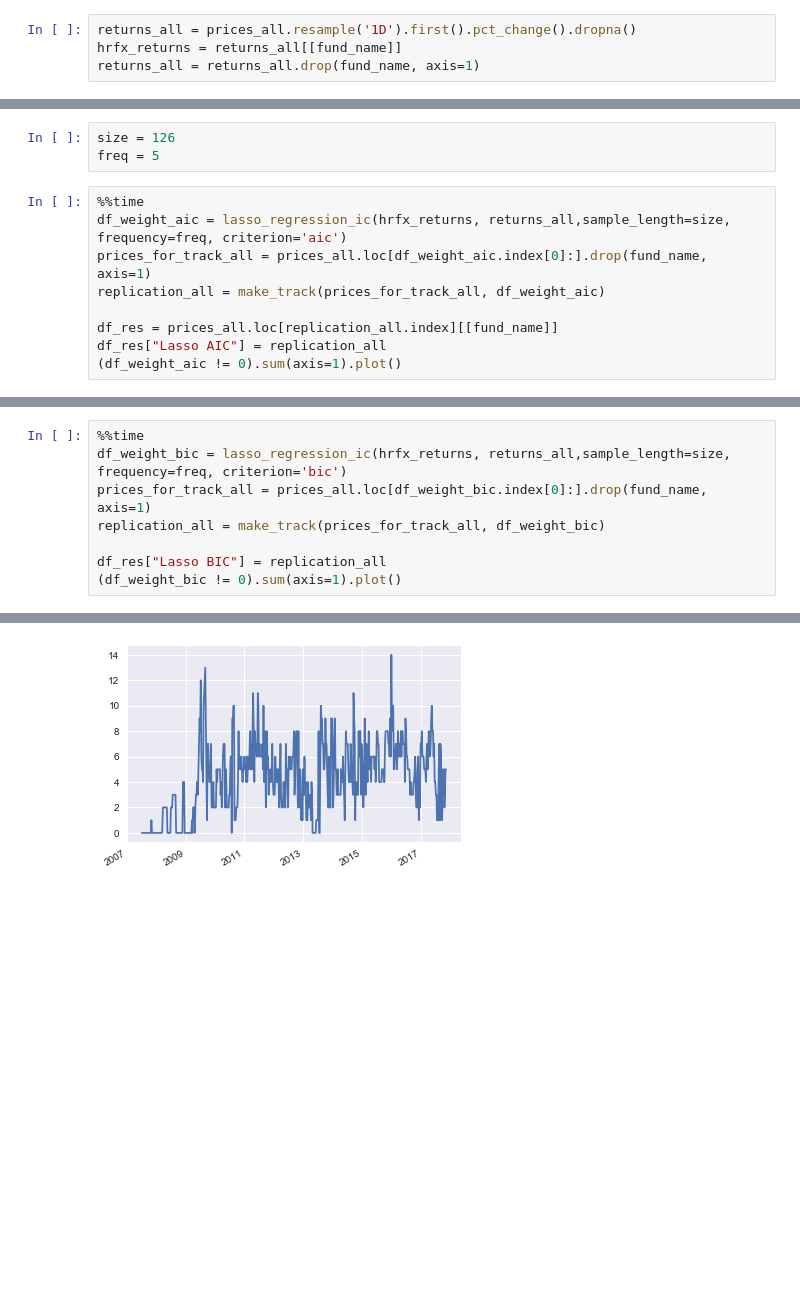
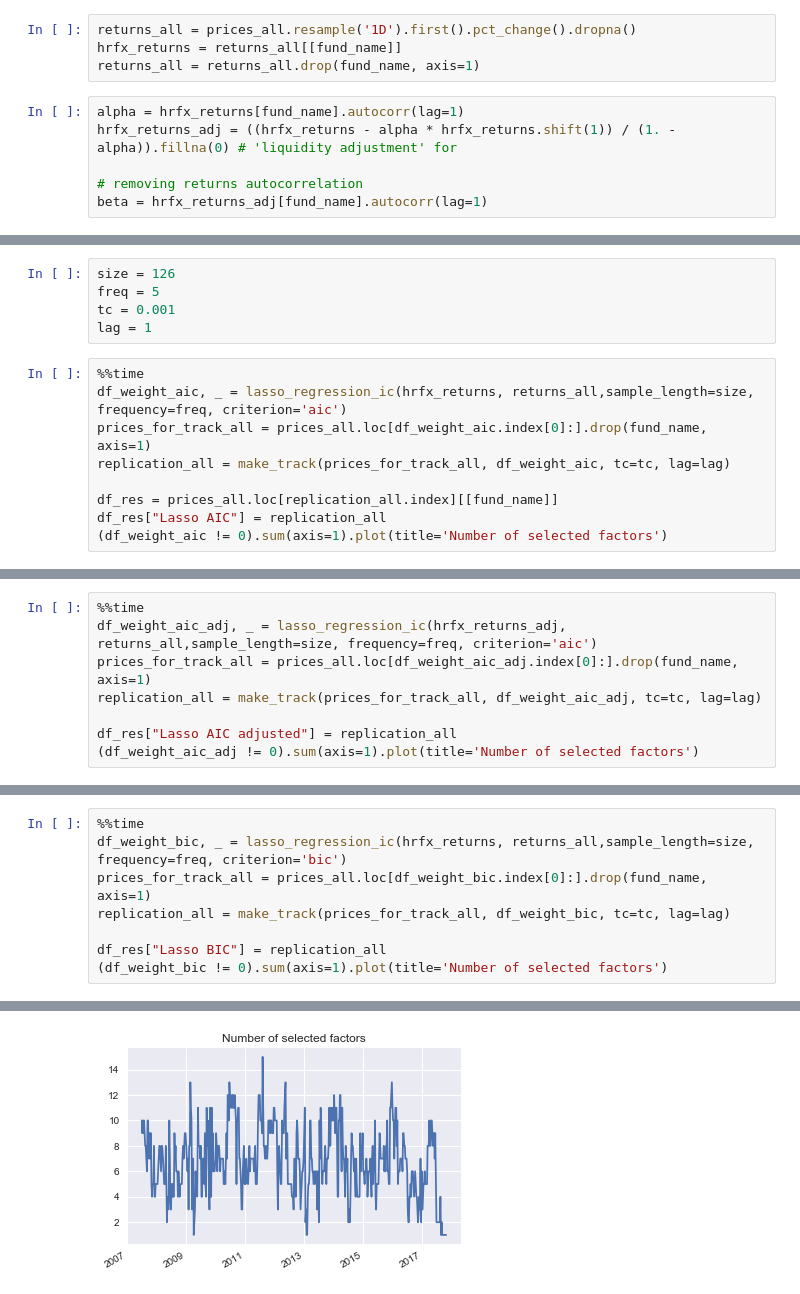
Before and after one commit to gwigniolle/Hedge-Fund-Replication, a Jupyter notebook: Replication HFRX Equity Market Neutral.ipynb, the cells around one changed output, grey strips where cells are left out. Saved outputs shown, nothing was run; the diff lists cells and outputs as text; blank space fills up the shorter version.

```diff
--- a/Replication HFRX Equity Market Neutral.ipynb
+++ b/Replication HFRX Equity Market Neutral.ipynb
@@ -44,3 +108,8 @@ prices_all = bnp.join(risk_premia,how="outer").ffill().bfill().join(hfrx,how="in
 returns_all = prices_all.resample('1D').first().pct_change().dropna()
 hrfx_returns = returns_all[[fund_name]]
 returns_all = returns_all.drop(fund_name, axis=1)
+# %%
+alpha = hrfx_returns[fund_name].autocorr(lag=1)
+hrfx_returns_adj = ((hrfx_returns - alpha * hrfx_returns.shift(1)) / (1. - alpha)).fillna(0) # 'liquidity adjustment' for
+                                                                                             # removing returns autocorrelation
+beta = hrfx_returns_adj[fund_name].autocorr(lag=1)
@@ -47,13 +125,15 @@ returns_all = returns_all.drop(fund_name, axis=1)
 # %%
 size = 126
 freq = 5
+tc = 0.001
+lag = 1
 # %%
 %%time
-df_weight_aic = lasso_regression_ic(hrfx_returns, returns_all,sample_length=size, frequency=freq, criterion='aic')
+df_weight_aic, _ = lasso_regression_ic(hrfx_returns, returns_all,sample_length=size, frequency=freq, criterion='aic')
 prices_for_track_all = prices_all.loc[df_weight_aic.index[0]:].drop(fund_name, axis=1)
-replication_all = make_track(prices_for_track_all, df_weight_aic)
+replication_all = make_track(prices_for_track_all, df_weight_aic, tc=tc, lag=lag)
 
 df_res = prices_all.loc[replication_all.index][[fund_name]]
 df_res["Lasso AIC"] = replication_all
-(df_weight_aic != 0).sum(axis=1).plot()
+(df_weight_aic != 0).sum(axis=1).plot(title='Number of selected factors')
 # %% [output]
@@ -62,0 +143,8 @@ Wall time: 42.9 s
+# %%
+%%time
+df_weight_aic_adj, _ = lasso_regression_ic(hrfx_returns_adj, returns_all,sample_length=size, frequency=freq, criterion='aic')
+prices_for_track_all = prices_all.loc[df_weight_aic_adj.index[0]:].drop(fund_name, axis=1)
+replication_all = make_track(prices_for_track_all, df_weight_aic_adj, tc=tc, lag=lag)
+
+df_res["Lasso AIC adjusted"] = replication_all
+(df_weight_aic_adj != 0).sum(axis=1).plot(title='Number of selected factors')
@@ -63,9 +155,9 @@ Wall time: 42.9 s
 # %%
 %%time
-df_weight_bic = lasso_regression_ic(hrfx_returns, returns_all,sample_length=size, frequency=freq, criterion='bic')
+df_weight_bic, _ = lasso_regression_ic(hrfx_returns, returns_all,sample_length=size, frequency=freq, criterion='bic')
 prices_for_track_all = prices_all.loc[df_weight_bic.index[0]:].drop(fund_name, axis=1)
-replication_all = make_track(prices_for_track_all, df_weight_bic)
+replication_all = make_track(prices_for_track_all, df_weight_bic, tc=tc, lag=lag)
 
 df_res["Lasso BIC"] = replication_all
-(df_weight_bic != 0).sum(axis=1).plot()
+(df_weight_bic != 0).sum(axis=1).plot(title='Number of selected factors')
 # %% [output]
@@ -74,4 +166,4 @@ Wall time: 42.2 s
-[figure, old version]
+[figure, new version]
 # %%
 %%time
 nu = 1.
```
Also changed, not shown: parts of 21 cells of this notebook, 1 other file.
